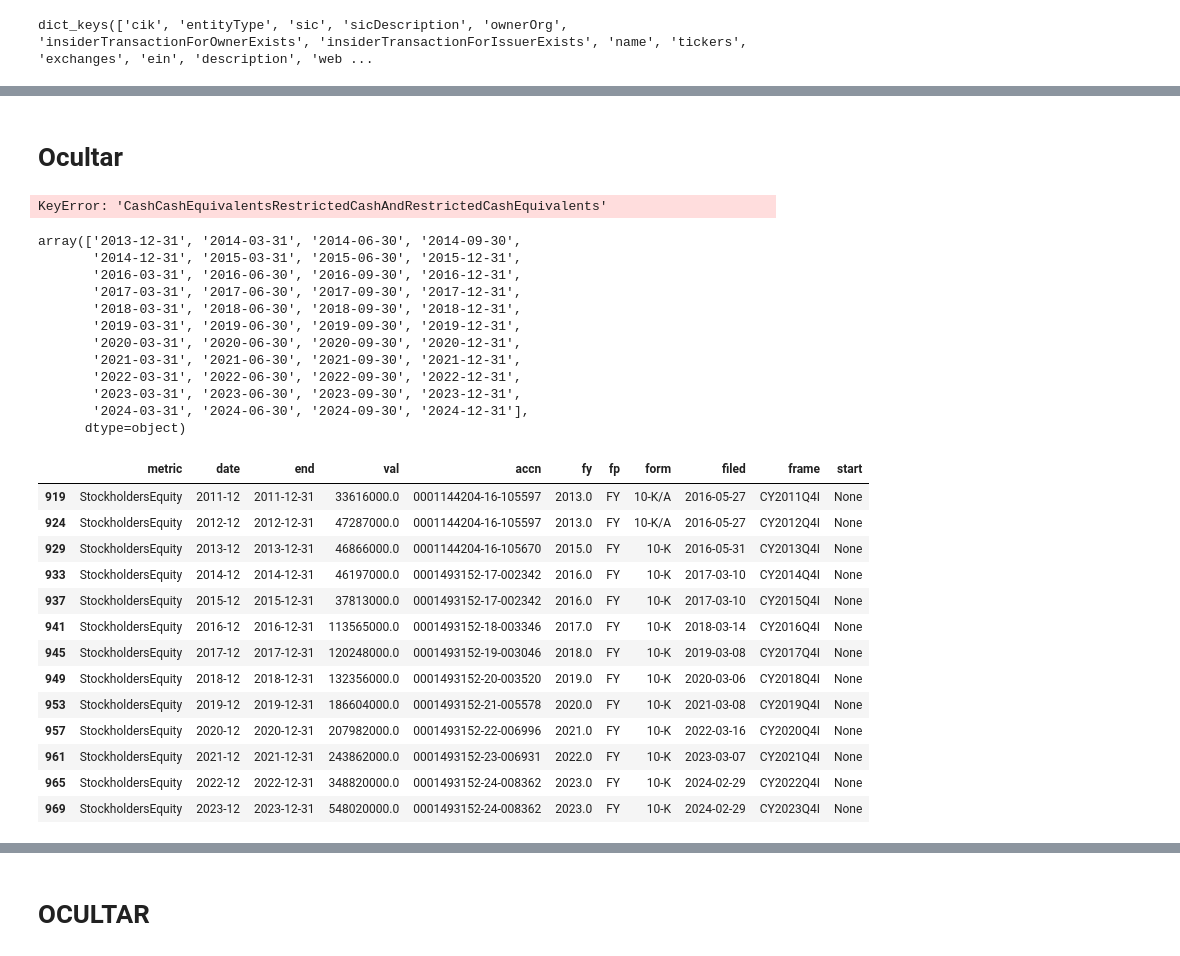
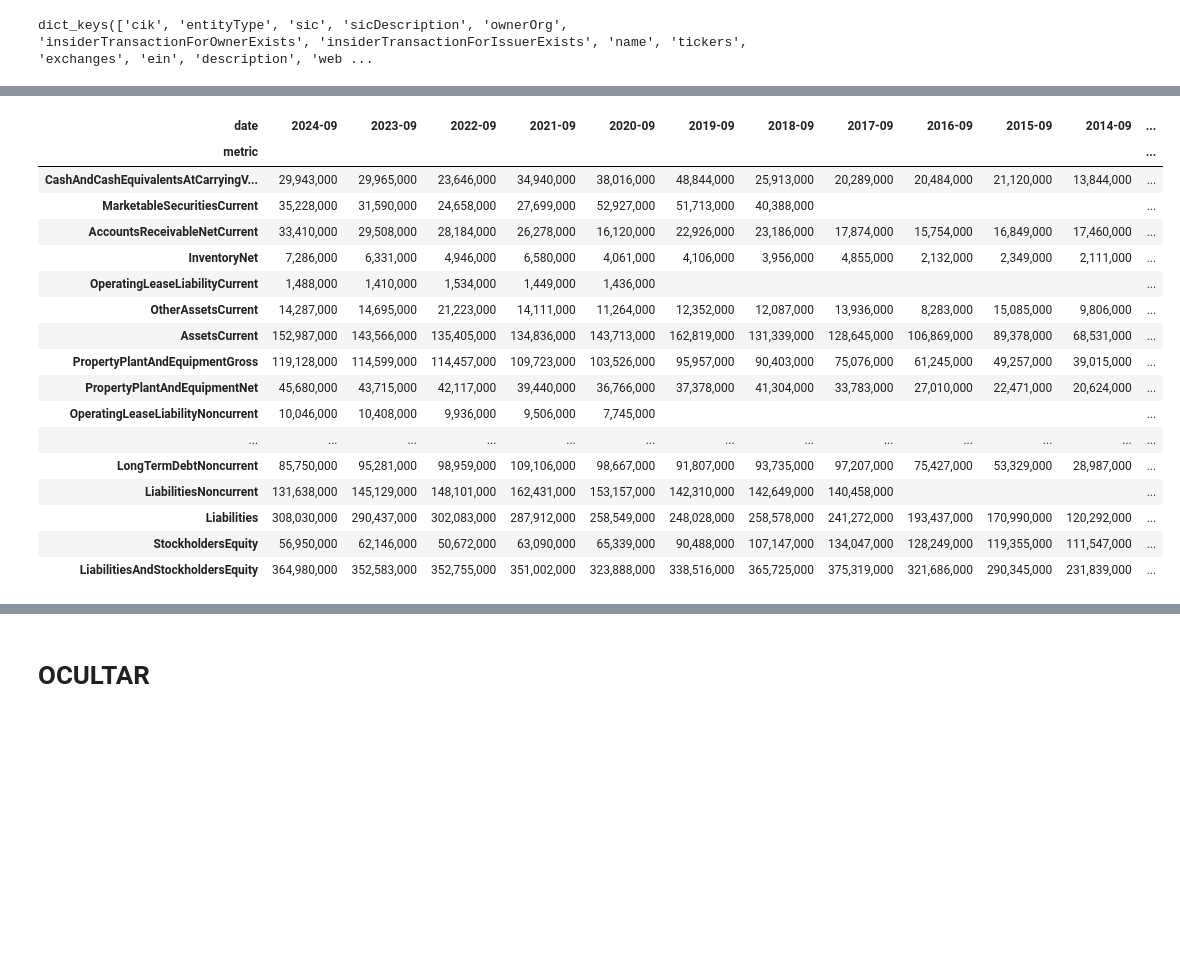
Before and after one commit to miguelcortes0999/edgar-fundamentals, a Jupyter notebook: notebooks/Introduction.ipynb, the cells around one changed output, grey strips where cells are left out. Saved outputs shown, nothing was run; the diff lists cells and outputs as text; code cells hidden in the pictures; blank space fills up the shorter version.

```diff
--- a/notebooks/Introduction.ipynb
+++ b/notebooks/Introduction.ipynb
@@ -209,38 +137,42 @@ df_financial_statements[df_financial_statements.columns[-1:-6:-1]].map(lambda x:
-# %% [markdown]
-# Ocultar
-# %%
-aux = pd.DataFrame(PyConectionSEC.ticker_company_fact_cache["us-gaap"]['CashCashEquivalentsRestrictedCashAndRestrictedCashEquivalents']['units']['USD'])
-# %% [output]
-KeyError: 'CashCashEquivalentsRestrictedCashAndRestrictedCashEquivalents'
-# %%
-aux['end'].unique()
-# %% [output]
-array(['2013-12-31', '2014-03-31', '2014-06-30', '2014-09-30',
-       '2014-12-31', '2015-03-31', '2015-06-30', '2015-12-31',
-       '2016-03-31', '2016-06-30', '2016-09-30', '2016-12-31',
-       '2017-03-31', '2017-06-30', '2017-09-30', '2017-12-31',
-       '2018-03-31', '2018-06-30', '2018-09-30', '2018-12-31',
-       '2019-03-31', '2019-06-30', '2019-09-30', '2019-12-31',
-       '2020-03-31', '2020-06-30', '2020-09-30', '2020-12-31',
-       '2021-03-31', '2021-06-30', '2021-09-30', '2021-12-31',
-       '2022-03-31', '2022-06-30', '2022-09-30', '2022-12-31',
-       '2023-03-31', '2023-06-30', '2023-09-30', '2023-12-31',
-       '2024-03-31', '2024-06-30', '2024-09-30', '2024-12-31'],
-      dtype=object)
-# %%
-df_financial_statements[df_financial_statements['metric']=='StockholdersEquity']
-# %% [output]
-|  | metric | date | end | val | accn | fy | fp | form | filed | frame | start |
-| 919 | StockholdersEquity | 2011-12 | 2011-12-31 | 33616000.0 | 0001144204-16-105597 | 2013.0 | FY | 10-K/A | 2016-05-27 | CY2011Q4I | None |
-| 924 | StockholdersEquity | 2012-12 | 2012-12-31 | 47287000.0 | 0001144204-16-105597 | 2013.0 | FY | 10-K/A | 2016-05-27 | CY2012Q4I | None |
-| 929 | StockholdersEquity | 2013-12 | 2013-12-31 | 46866000.0 | 0001144204-16-105670 | 2015.0 | FY | 10-K | 2016-05-31 | CY2013Q4I | None |
-| 933 | StockholdersEquity | 2014-12 | 2014-12-31 | 46197000.0 | 0001493152-17-002342 | 2016.0 | FY | 10-K | 2017-03-10 | CY2014Q4I | None |
-| 937 | StockholdersEquity | 2015-12 | 2015-12-31 | 37813000.0 | 0001493152-17-002342 | 2016.0 | FY | 10-K | 2017-03-10 | CY2015Q4I | None |
-| 941 | StockholdersEquity | 2016-12 | 2016-12-31 | 113565000.0 | 0001493152-18-003346 | 2017.0 | FY | 10-K | 2018-03-14 | CY2016Q4I | None |
-| 945 | StockholdersEquity | 2017-12 | 2017-12-31 | 120248000.0 | 0001493152-19-003046 | 2018.0 | FY | 10-K | 2019-03-08 | CY2017Q4I | None |
-| 949 | StockholdersEquity | 2018-12 | 2018-12-31 | 132356000.0 | 0001493152-20-003520 | 2019.0 | FY | 10-K | 2020-03-06 | CY2018Q4I | None |
-| 953 | StockholdersEquity | 2019-12 | 2019-12-31 | 186604000.0 | 0001493152-21-005578 | 2020.0 | FY | 10-K | 2021-03-08 | CY2019Q4I | None |
-| 957 | StockholdersEquity | 2020-12 | 2020-12-31 | 207982000.0 | 0001493152-22-006996 | 2021.0 | FY | 10-K | 2022-03-16 | CY2020Q4I | None |
-| 961 | StockholdersEquity | 2021-12 | 2021-12-31 | 243862000.0 | 0001493152-23-006931 | 2022.0 | FY | 10-K | 2023-03-07 | CY2021Q4I | None |
-| 965 | StockholdersEquity | 2022-12 | 2022-12-31 | 348820000.0 | 0001493152-24-008362 | 2023.0 | FY | 10-K | 2024-02-29 | CY2022Q4I | None |
-| 969 | StockholdersEquity | 2023-12 | 2023-12-31 | 548020000.0 | 0001493152-24-008362 | 2023.0 | FY | 10-K | 2024-02-29 | CY2023Q4I | None |
+# %%
+def highlight_row(s):
+    dict_style = {
+        'CashAndCashEquivalentsAtCarryingValue': 'background-color: #0f0f0f; font-weight: bold',
+        'MarketableSecuritiesCurrent': 'background-color: #0f0f0f; font-weight: bold',
+        'ShortTermInvestments': 'background-color: #0f0f0f; font-weight: bold',
+        'InventoryNet': 'background-color: #0f0f0f; font-weight: bold',
+        'AccountsReceivableNetCurrent': 'background-color: #0f0f0f; font-weight: bold',
+        'ContractWithCustomerAssetNetCurrent': 'background-color: #0f0f0f; font-weight: bold',
+        'OtherAssetsCurrent': 'background-color: #0f0f0f; font-weight: bold',
+        'AssetsCurrent': 'background-color: red; font-weight: bold',
+        'AssetsNoncurrent': 'background-color: red; font-weight: bold',
+        'Assets': 'background-color: green; font-weight: bold'
+    }
+    return [dict_style.get(s.name, '') for _ in s]
+
+ticker = 'AMZN'
+
+df_financial_statements = PyConectionSEC.get_financial_statements(ticker, 'K')
+df_financial_statements = df_financial_statements[df_financial_statements.columns[-1:0:-1]]
+df_financial_statements = df_financial_statements.map(lambda x: f'{x/1_000:,.0f}' if pd.notna(x) else '')
+df_styled = df_financial_statements.style.apply(highlight_row, axis=1)
+df_styled
+# %% [output]
+| date | 2024-09 | 2023-09 | 2022-09 | 2021-09 | 2020-09 | 2019-09 | 2018-09 | 2017-09 | 2016-09 | 2015-09 | 2014-09 | ... |
+| metric |  |  |  |  |  |  |  |  |  |  |  | ... |
+| CashAndCashEquivalentsAtCarryingV... | 29,943,000 | 29,965,000 | 23,646,000 | 34,940,000 | 38,016,000 | 48,844,000 | 25,913,000 | 20,289,000 | 20,484,000 | 21,120,000 | 13,844,000 | ... |
+| MarketableSecuritiesCurrent | 35,228,000 | 31,590,000 | 24,658,000 | 27,699,000 | 52,927,000 | 51,713,000 | 40,388,000 |  |  |  |  | ... |
+| AccountsReceivableNetCurrent | 33,410,000 | 29,508,000 | 28,184,000 | 26,278,000 | 16,120,000 | 22,926,000 | 23,186,000 | 17,874,000 | 15,754,000 | 16,849,000 | 17,460,000 | ... |
+| InventoryNet | 7,286,000 | 6,331,000 | 4,946,000 | 6,580,000 | 4,061,000 | 4,106,000 | 3,956,000 | 4,855,000 | 2,132,000 | 2,349,000 | 2,111,000 | ... |
+| OperatingLeaseLiabilityCurrent | 1,488,000 | 1,410,000 | 1,534,000 | 1,449,000 | 1,436,000 |  |  |  |  |  |  | ... |
+| OtherAssetsCurrent | 14,287,000 | 14,695,000 | 21,223,000 | 14,111,000 | 11,264,000 | 12,352,000 | 12,087,000 | 13,936,000 | 8,283,000 | 15,085,000 | 9,806,000 | ... |
+| AssetsCurrent | 152,987,000 | 143,566,000 | 135,405,000 | 134,836,000 | 143,713,000 | 162,819,000 | 131,339,000 | 128,645,000 | 106,869,000 | 89,378,000 | 68,531,000 | ... |
+| PropertyPlantAndEquipmentGross | 119,128,000 | 114,599,000 | 114,457,000 | 109,723,000 | 103,526,000 | 95,957,000 | 90,403,000 | 75,076,000 | 61,245,000 | 49,257,000 | 39,015,000 | ... |
+| PropertyPlantAndEquipmentNet | 45,680,000 | 43,715,000 | 42,117,000 | 39,440,000 | 36,766,000 | 37,378,000 | 41,304,000 | 33,783,000 | 27,010,000 | 22,471,000 | 20,624,000 | ... |
+| OperatingLeaseLiabilityNoncurrent | 10,046,000 | 10,408,000 | 9,936,000 | 9,506,000 | 7,745,000 |  |  |  |  |  |  | ... |
+| ... | ... | ... | ... | ... | ... | ... | ... | ... | ... | ... | ... | ... |
+| LongTermDebtNoncurrent | 85,750,000 | 95,281,000 | 98,959,000 | 109,106,000 | 98,667,000 | 91,807,000 | 93,735,000 | 97,207,000 | 75,427,000 | 53,329,000 | 28,987,000 | ... |
+| LiabilitiesNoncurrent | 131,638,000 | 145,129,000 | 148,101,000 | 162,431,000 | 153,157,000 | 142,310,000 | 142,649,000 | 140,458,000 |  |  |  | ... |
+| Liabilities | 308,030,000 | 290,437,000 | 302,083,000 | 287,912,000 | 258,549,000 | 248,028,000 | 258,578,000 | 241,272,000 | 193,437,000 | 170,990,000 | 120,292,000 | ... |
+| StockholdersEquity | 56,950,000 | 62,146,000 | 50,672,000 | 63,090,000 | 65,339,000 | 90,488,000 | 107,147,000 | 134,047,000 | 128,249,000 | 119,355,000 | 111,547,000 | ... |
+| LiabilitiesAndStockholdersEquity | 364,980,000 | 352,583,000 | 352,755,000 | 351,002,000 | 323,888,000 | 338,516,000 | 365,725,000 | 375,319,000 | 321,686,000 | 290,345,000 | 231,839,000 | ... |
```
Also changed, not shown: parts of 15 cells of this notebook, 2 other files.
